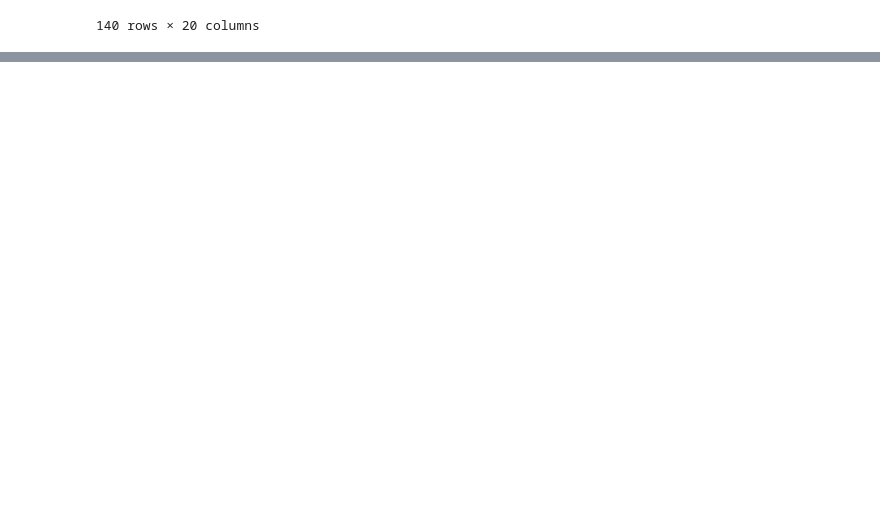
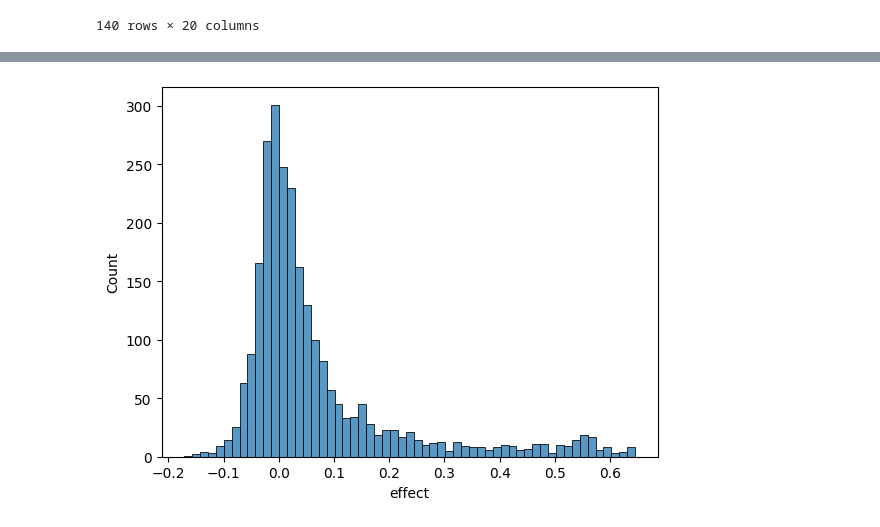
Before and after one commit to ziul-bio/DMS_a-syn, a Jupyter notebook: data_processing.ipynb, the cells around one changed output, grey strips where cells are left out. Cells and saved outputs as stored; diff of their text form; code cells hidden in the pictures; blank space fills up the shorter version.

```diff
--- a/data_processing.ipynb
+++ b/data_processing.ipynb
@@ -46,0 +148,4 @@ F 135 Y
+# %%
+## load meta data
+meta_data = pd.read_csv('data/a-syn_DMS_meta_data.csv')
+meta_data
@@ -46,0 +172,20 @@ F 135 Y
+# %%
+def load_mean_embeds(dir_path):
+    '''Iterate over the layers embeddings splited and load the embeddings per layer'''
+     # list of all files containing the embeddings and created a dictionary
+    device = 'cuda' if torch.cuda.is_available() else 'cpu'
+    embeddings = {}
+    for file in os.listdir(dir_path):
+        if file.endswith('.pt'):
+            file_path = os.path.join(dir_path, file)
+            label = file.split('.pt')[0]
+            embeddings[label] = np.array(torch.load(file_path)['mean_representations'][30])
+
+    # convert to array type sequences_embeddings to a data frame
+    df=pd.DataFrame.from_dict(embeddings, orient='index').reset_index()
+    df.rename(columns={'index':'mutation'}, inplace=True)
+    return df
+# %%
+embeds = load_mean_embeds('embeddings/a-syn_DMS_esm2_150M_mean/')
+data = meta_data.merge(embeds, on='mutation', how='inner')
+data
@@ -46,0 +230,6 @@ F 135 Y
+# %%
+target = data['effect']
+sns.histplot(target)
+plt.show()
+# %% [output]
+[figure, added]
```
Also changed, not shown: parts of 23 cells of this notebook.
